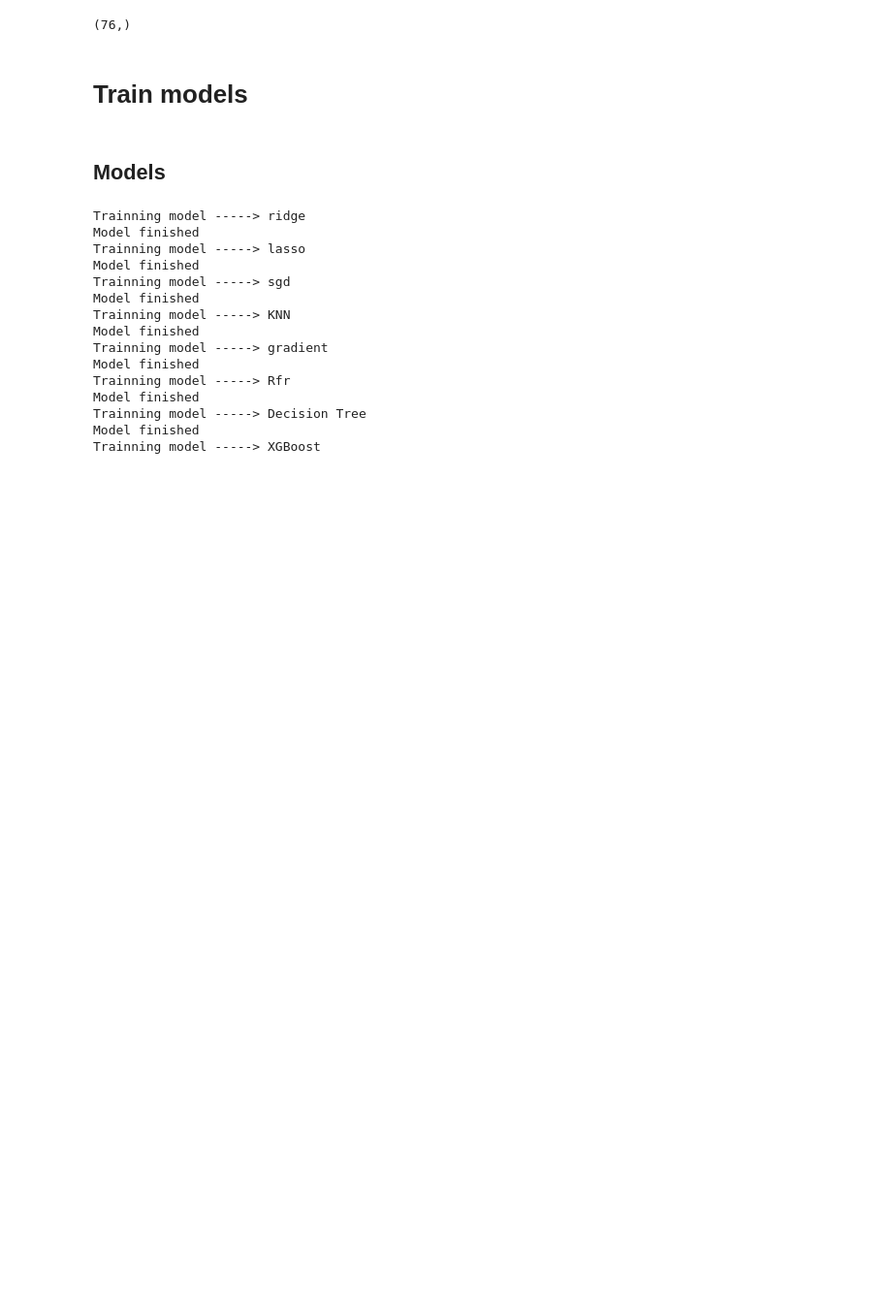
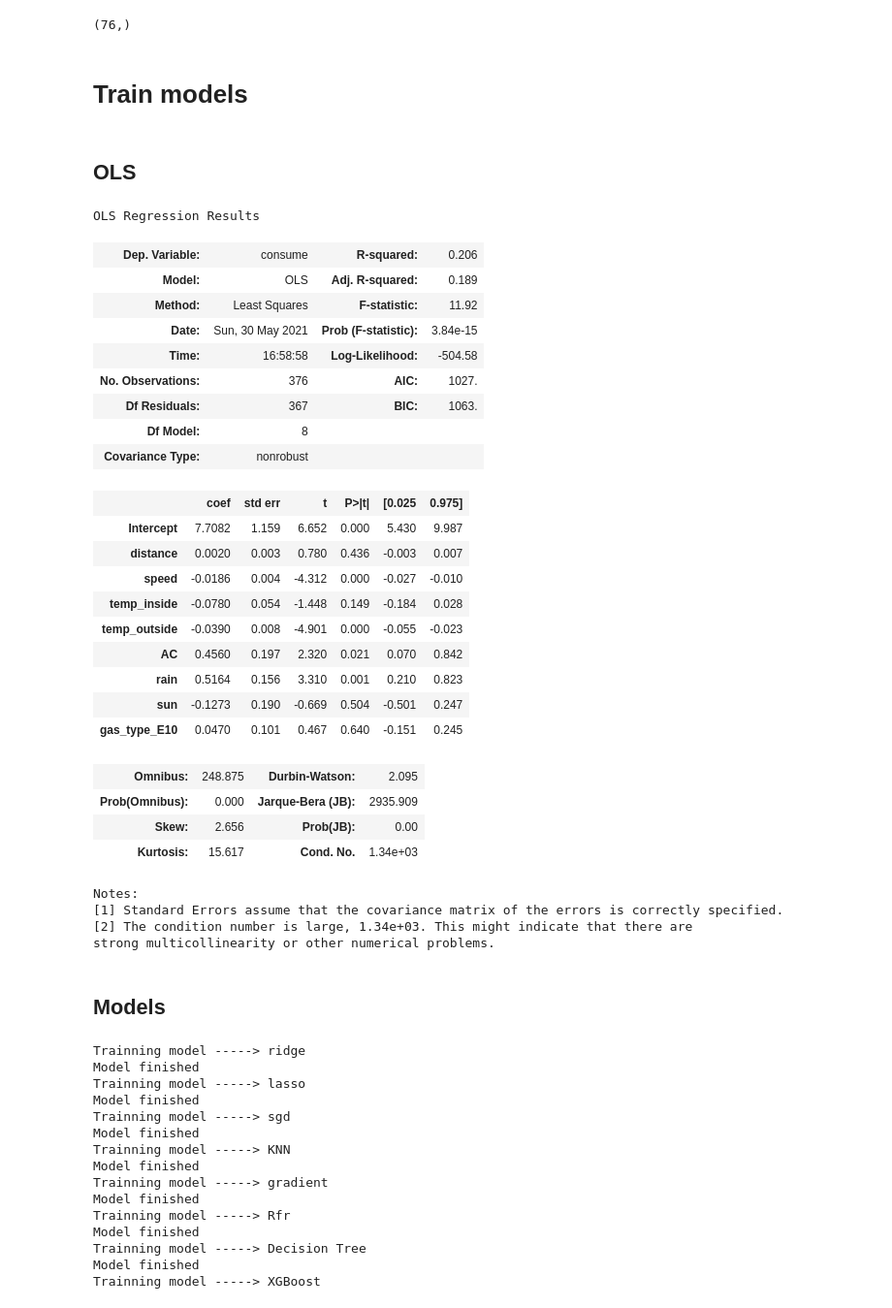
Before and after one commit to marcunu/reto_data, a Jupyter notebook: 02_Machine Learning.ipynb, the cells around one changed output. Shown at 97% size. Cells and saved outputs as stored; diff of their text form; code cells hidden in the pictures; blank space fills up the shorter version.

```diff
--- a/02_Machine Learning.ipynb
+++ b/02_Machine Learning.ipynb
@@ -121,6 +121,40 @@ y_test.shape
 (76,)
 # %% [markdown]
 # Train models
+# %% [markdown]
+## OLS
+# %%
+variables = smf.ols("consume ~ distance + speed + temp_inside + temp_outside + AC + rain + sun + gas_type_E10", data = data).fit()
+variables.summary()
+# %% [output]
+OLS Regression Results
+| Dep. Variable: | consume | R-squared: | 0.206 |
+| Model: | OLS | Adj. R-squared: | 0.189 |
+| Method: | Least Squares | F-statistic: | 11.92 |
+| Date: | Sun, 30 May 2021 | Prob (F-statistic): | 3.84e-15 |
+| Time: | 16:58:58 | Log-Likelihood: | -504.58 |
+| No. Observations: | 376 | AIC: | 1027. |
+| Df Residuals: | 367 | BIC: | 1063. |
+| Df Model: | 8 |  |  |
+| Covariance Type: | nonrobust |  |  |
+|  | coef | std err | t | P>|t| | [0.025 | 0.975] |
+| Intercept | 7.7082 | 1.159 | 6.652 | 0.000 | 5.430 | 9.987 |
+| distance | 0.0020 | 0.003 | 0.780 | 0.436 | -0.003 | 0.007 |
+| speed | -0.0186 | 0.004 | -4.312 | 0.000 | -0.027 | -0.010 |
+| temp_inside | -0.0780 | 0.054 | -1.448 | 0.149 | -0.184 | 0.028 |
+| temp_outside | -0.0390 | 0.008 | -4.901 | 0.000 | -0.055 | -0.023 |
+| AC | 0.4560 | 0.197 | 2.320 | 0.021 | 0.070 | 0.842 |
+| rain | 0.5164 | 0.156 | 3.310 | 0.001 | 0.210 | 0.823 |
+| sun | -0.1273 | 0.190 | -0.669 | 0.504 | -0.501 | 0.247 |
+| gas_type_E10 | 0.0470 | 0.101 | 0.467 | 0.640 | -0.151 | 0.245 |
+| Omnibus: | 248.875 | Durbin-Watson: | 2.095 |
+| Prob(Omnibus): | 0.000 | Jarque-Bera (JB): | 2935.909 |
+| Skew: | 2.656 | Prob(JB): | 0.00 |
+| Kurtosis: | 15.617 | Cond. No. | 1.34e+03 |
+Notes:
+[1] Standard Errors assume that the covariance matrix of the errors is correctly specified.
+[2] The condition number is large, 1.34e+03. This might indicate that there are
+strong multicollinearity or other numerical problems.
 # %% [markdown]
 ## Models
 # %%
```
Also changed, not shown: parts of 18 cells of this notebook, 6 other files.
